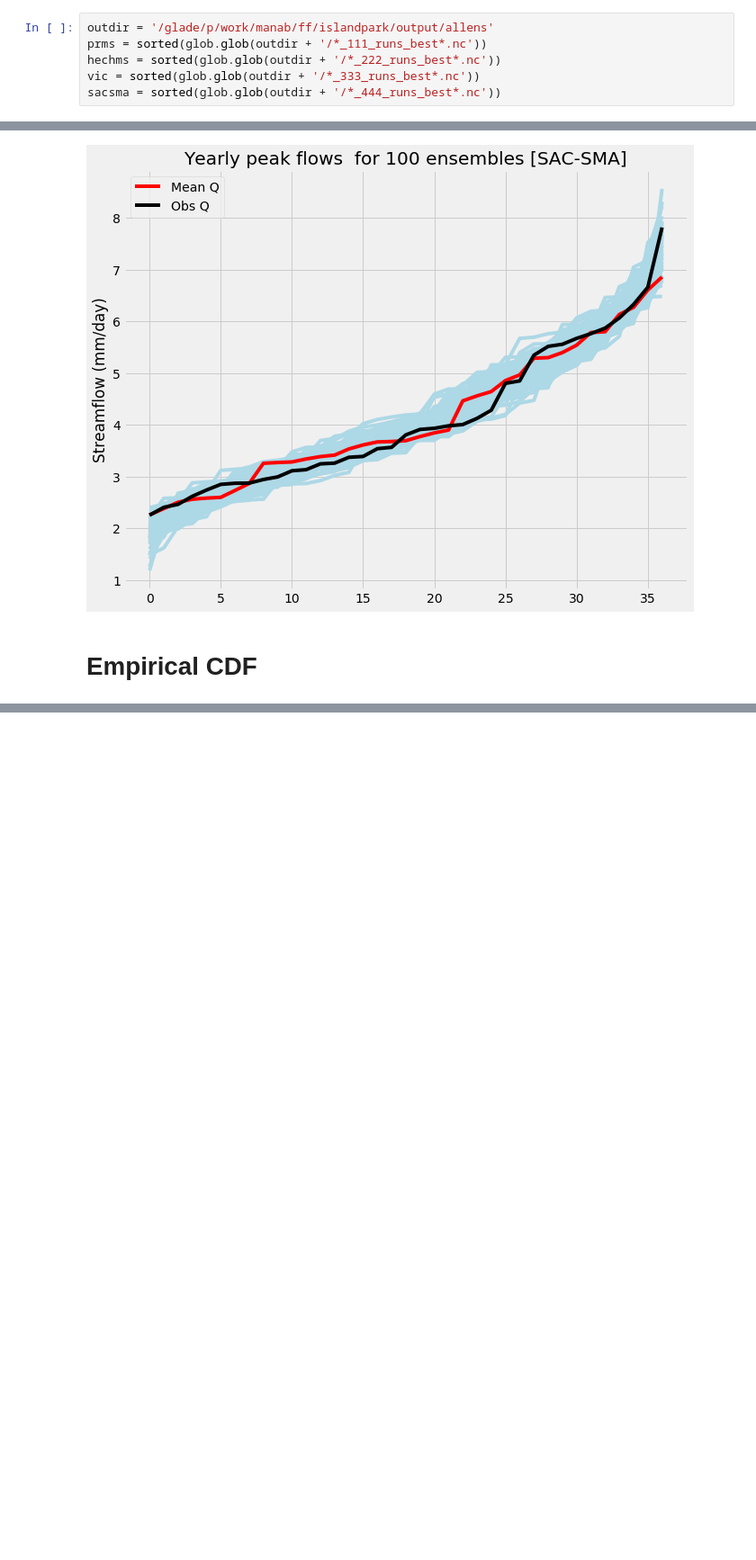
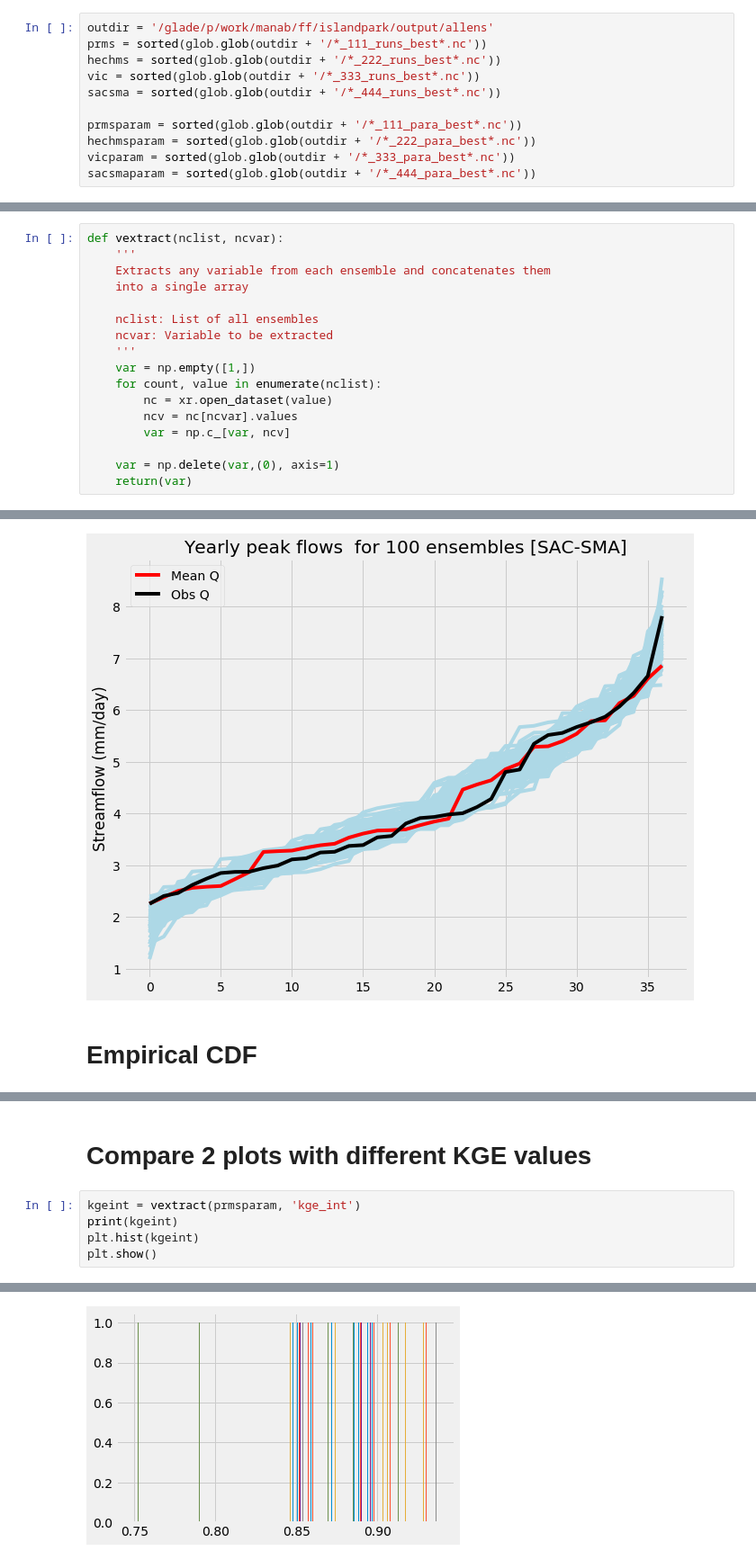
Before and after one commit to msaharia/aasi, a Jupyter notebook: calib_allensembles.ipynb, the cells around one changed output, grey strips where cells are left out. Shown at 90% size. Drawn from its saved outputs; the diff is of its cells as text; blank space fills up the shorter version.

```diff
--- a/calib_allensembles.ipynb
+++ b/calib_allensembles.ipynb
@@ -12,6 +12,11 @@ prms = sorted(glob.glob(outdir + '/*_111_runs_best*.nc'))
 hechms = sorted(glob.glob(outdir + '/*_222_runs_best*.nc'))
 vic = sorted(glob.glob(outdir + '/*_333_runs_best*.nc'))
 sacsma = sorted(glob.glob(outdir + '/*_444_runs_best*.nc'))
+
+prmsparam = sorted(glob.glob(outdir + '/*_111_para_best*.nc'))
+hechmsparam = sorted(glob.glob(outdir + '/*_222_para_best*.nc'))
+vicparam = sorted(glob.glob(outdir + '/*_333_para_best*.nc'))
+sacsmaparam = sorted(glob.glob(outdir + '/*_444_para_best*.nc'))
 # %%
 def qextract(nclist):
     '''
@@ -27,6 +34,23 @@ def qextract(nclist):
         ncdat = np.c_[ncdat, q]
     ncdat = np.delete(ncdat,(0), axis=1)
     return(ncdat)
+# %%
+def vextract(nclist, ncvar):
+    '''
+    Extracts any variable from each ensemble and concatenates them
+    into a single array
+
+    nclist: List of all ensembles
+    ncvar: Variable to be extracted
+    '''
+    var = np.empty([1,])
+    for count, value in enumerate(nclist):
+        nc = xr.open_dataset(value)
+        ncv = nc[ncvar].values
+        var = np.c_[var, ncv]
+
+    var = np.delete(var,(0), axis=1)
+    return(var)
 # %%
 # Prepare simulation data
 prmsq = qextract(prms)
@@ -149,3 +177,11 @@ plt.savefig('figures/empiricalcdf.png', bbox_inches='tight', dpi=300)
 plt.show()
 # %% [output]
 [figure]
+# %% [markdown]
+# Compare 2 plots with different KGE values
+# %%
+kgeint = vextract(prmsparam, 'kge_int')
+print(kgeint)
+plt.hist(kgeint)
+plt.show()
+# %% [output]
@@ -151,0 +205 @@ plt.show()
+[figure, added]
```
Also changed, not shown: parts of 8 cells of this notebook.
